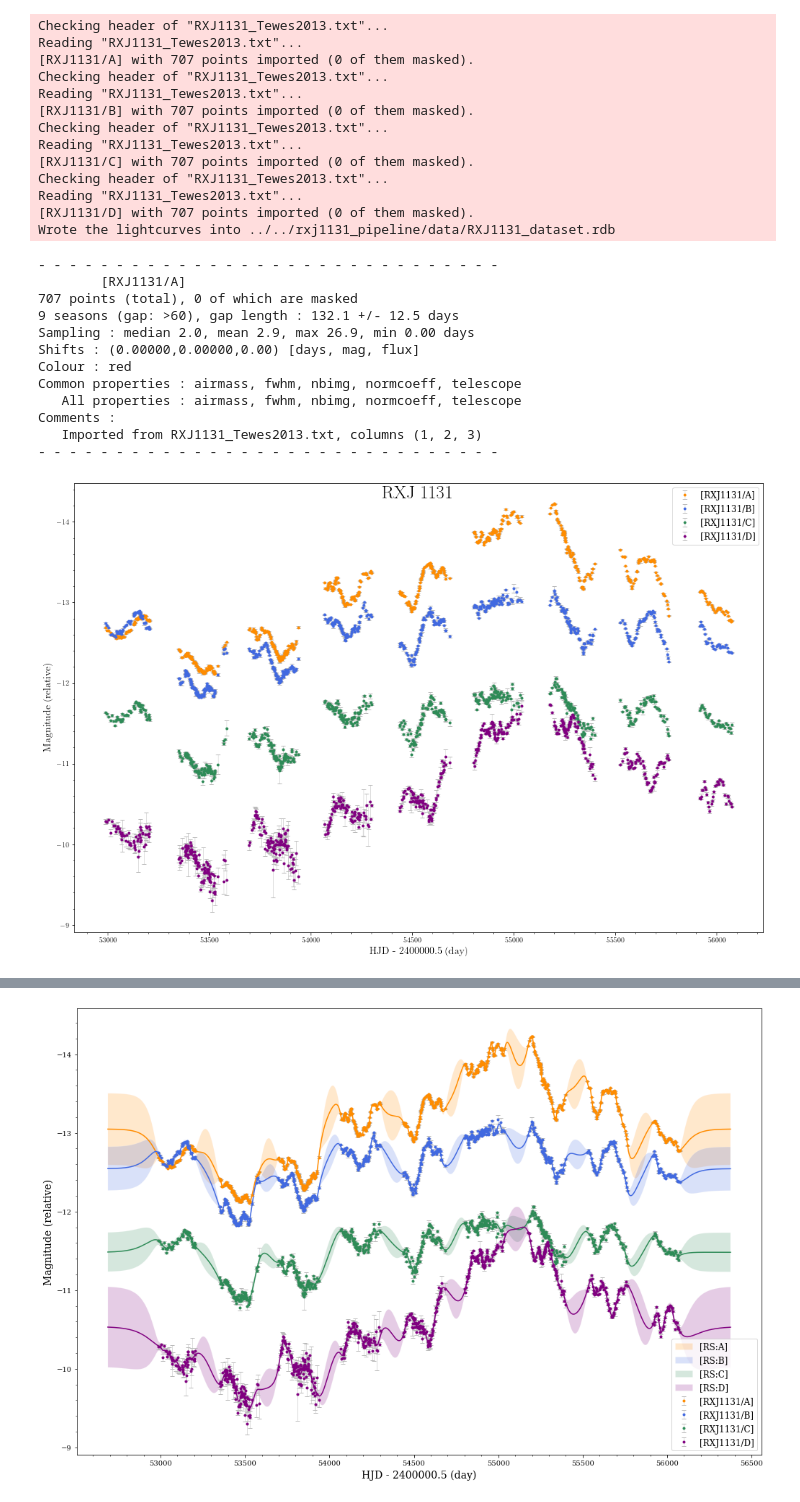
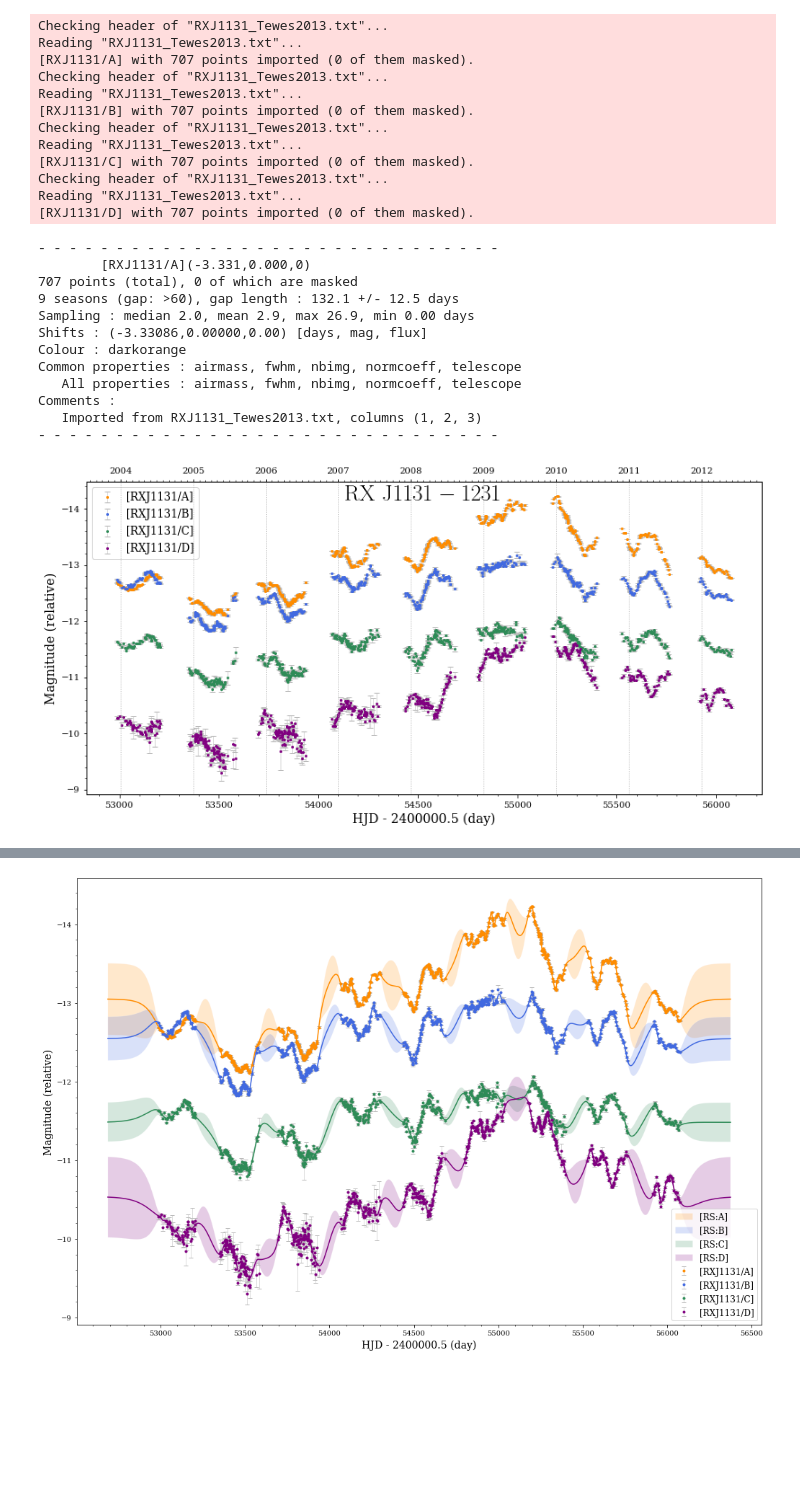
Before and after one commit to AlexandreAdam/rxj1131, a Jupyter notebook: notebooks/timedelays.ipynb, the cells around one changed output, grey strips where cells are left out. Saved outputs shown, nothing was run; the diff lists cells and outputs as text; code cells hidden in the pictures; blank space fills up the shorter version.

```diff
--- a/notebooks/timedelays.ipynb
+++ b/notebooks/timedelays.ipynb
@@ -3,6 +3,7 @@
 import numpy as np
 import os
 import pycs3.gen.lc_func
+import pycs3.gen.splml
 import pycs3.gen.mrg
 import pycs3.spl.topopt
 import pycs3.regdiff.multiopt
@@ -21,4 +22,4 @@ import logging
 loggerformat='%(message)s'
 logging.basicConfig(format=loggerformat,level=logging.INFO)
 
-plt.rcParams.update({'text.usetex': True})
+# plt.rcParams.update({'text.usetex': True})
@@ -31,7 +38,7 @@ rxj1131_lcs = [
         pycs3.gen.lc_func.rdbimport(rdbfile, object='D', magcolname='mag_D', magerrcolname='magerr_D', telescopename='RXJ1131')
 ]
 
-pycs3.gen.util.multilcsexport(rxj1131_lcs, separator='\t', filepath='../../rxj1131_pipeline/data/RXJ1131_dataset.rdb', rdbunderline=True)
+# pycs3.gen.util.multilcsexport(rxj1131_lcs, separator='\t', filepath='../../rxj1131_pipeline/data/RXJ1131_dataset.rdb', rdbunderline=True)
 # %% [output]
 Checking header of "RXJ1131_Tewes2013.txt"...
 Reading "RXJ1131_Tewes2013.txt"...
@@ -45,22 +52,27 @@ Reading "RXJ1131_Tewes2013.txt"...
 Checking header of "RXJ1131_Tewes2013.txt"...
 Reading "RXJ1131_Tewes2013.txt"...
 [RXJ1131/D] with 707 points imported (0 of them masked).
-Wrote the lightcurves into ../../rxj1131_pipeline/data/RXJ1131_dataset.rdb
 # %%
+# Display info and unshifted light curves
 print(rxj1131_lcs[0].longinfo())
 pycs3.gen.mrg.colourise(rxj1131_lcs)
-pycs3.gen.lc_func.display(rxj1131_lcs, figsize=(15,10), nicefont=True, title=r'$\mathrm{RXJ\ 1131}$')
+
+# reset timeshifts previously applied
+for lc in rxj1131_lcs:
+    lc.resetshifts()
+
+pycs3.gen.lc_func.display(rxj1131_lcs, figsize=(19/1.6,9/1.6), nicefont=True, showdates=True, showgrid=True, markersize=4, title=r'$\mathrm{RX\ J1131-1231}$') #, filename='../figures/rxj1131_lcdata.png')
 # %% [output]
 - - - - - - - - - - - - - - - - - - - - - - - - - - - - - -
-        [RXJ1131/A]
+        [RXJ1131/A](-3.331,0.000,0)
 707 points (total), 0 of which are masked
 9 seasons (gap: >60), gap length : 132.1 +/- 12.5 days
 Sampling : median 2.0, mean 2.9, max 26.9, min 0.00 days
-Shifts : (0.00000,0.00000,0.00) [days, mag, flux]
-Colour : red
+Shifts : (-3.33086,0.00000,0.00) [days, mag, flux]
+Colour : darkorange
 Common properties : airmass, fwhm, nbimg, normcoeff, telescope
    All properties : airmass, fwhm, nbimg, normcoeff, telescope
 Comments :
    Imported from RXJ1131_Tewes2013.txt, columns (1, 2, 3)
 - - - - - - - - - - - - - - - - - - - - - - - - - - - - - -
-[figure, old version]
+[figure, new version]
```
Also changed, not shown: parts of 11 cells of this notebook.
